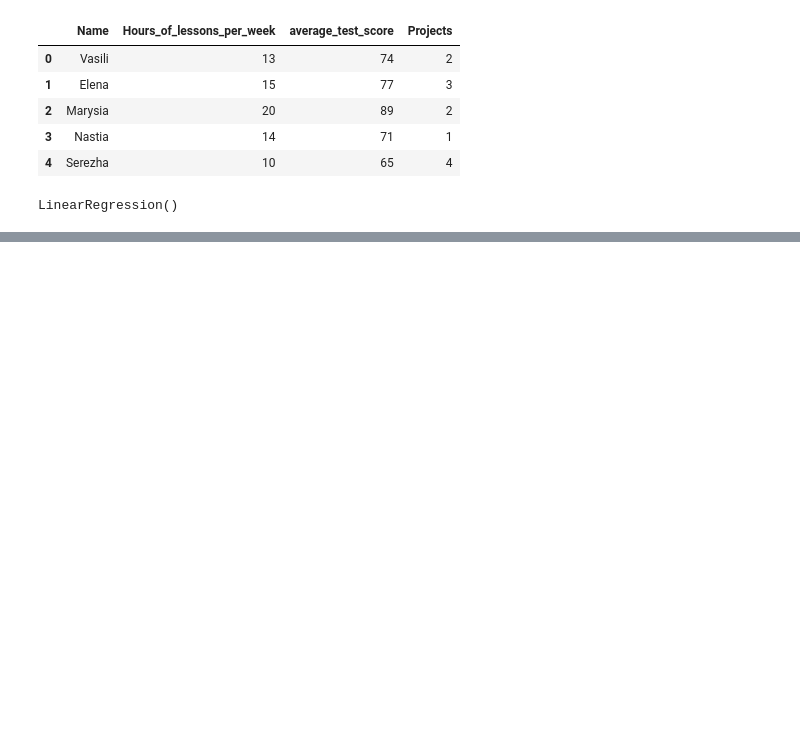
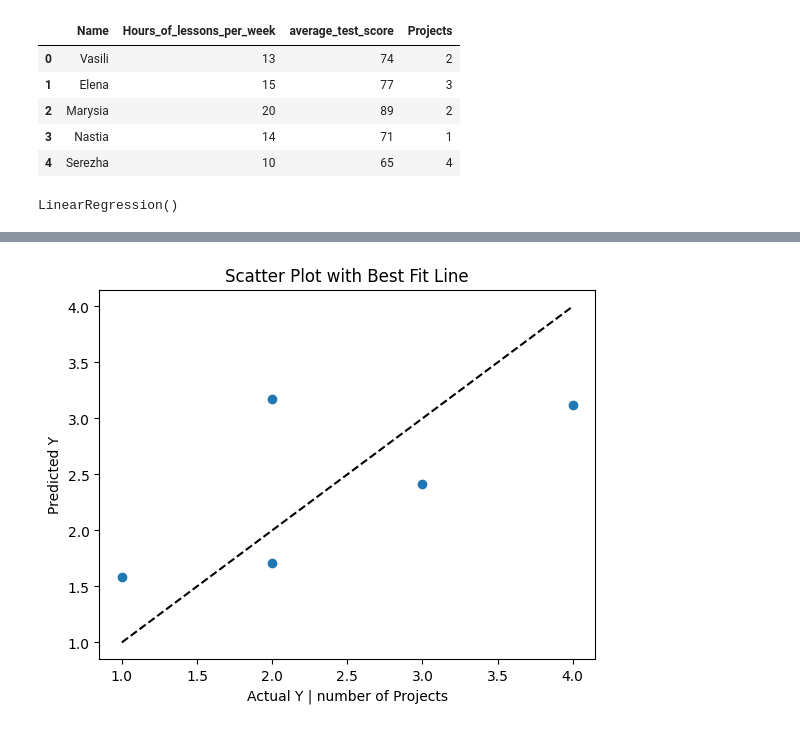
Before and after one commit to SerezhaK/web-regression-analysis-with-y-predictor, a Jupyter notebook: multiple-regression.ipynb, the cells around one changed output, grey strips where cells are left out. Cells and saved outputs as stored; diff of their text form; code cells hidden in the pictures; blank space fills up the shorter version.

Commit message:
linear regression

```diff
--- a/multiple-regression.ipynb
+++ b/multiple-regression.ipynb
@@ -20,3 +25,33 @@ model = LinearRegression()
 model.fit(X, Y)
 # %% [output]
 LinearRegression()
+# %%
+predictions = model.predict(X)
+# y_pred and predictions on the same data
+y_pred = model.predict(X)
+
+#Regression coefficients (Bo, B1, B2)
+intercept = model.intercept_ #Bo
+coefficients = model.coef_ #B1, B2
+
+# R-squared Coefficient of determination
+r2 = metrics.r2_score(Y, predictions)
+
+# R-squared
+n = len(Y)
+p = X.shape[1]
+adjusted_r2 = 1 - (1 - r2) * (n - 1) / (n - p - 1)
+
+# SSE and SSR
+sse = np.sum((Y - predictions)**2)
+ssr = np.sum((y_pred - np.mean(Y)) ** 2)
+
+print(f'\n1. Regression coefficients:')
+print(f'   Intercept (Bo): {intercept:.4f}')
+print(f'   Coefficient for X1 | average_test_score (B1): {coefficients[0]:.4f}')
+print(f'   Coefficient for X2 | Hours_of_lessons_per_week (B2): {coefficients[1]:.4f}')
+
+# Print R-squared, Adjusted R-squared, and SSE
+print(f'R-squared: {r2:.4f}')
+print(f'Adjusted R-squared: {adjusted_r2:.4f}')
+print(f'Sum Squared Error (SSE): {sse:.4f}')
@@ -22,0 +90,10 @@ LinearRegression()
+# %%
+# Plot scatter plot with the best fit line
+plt.scatter(Y, predictions)
+plt.plot([min(Y), max(Y)], [min(Y), max(Y)], '--k')  # Best fit line
+plt.xlabel('Actual Y | number of Projects')
+plt.ylabel('Predicted Y')
+plt.title('Scatter Plot with Best Fit Line')
+plt.show()
+# %% [output]
+[figure, added]
```
Also changed, not shown: parts of 3 cells of this notebook, 1 other file.
